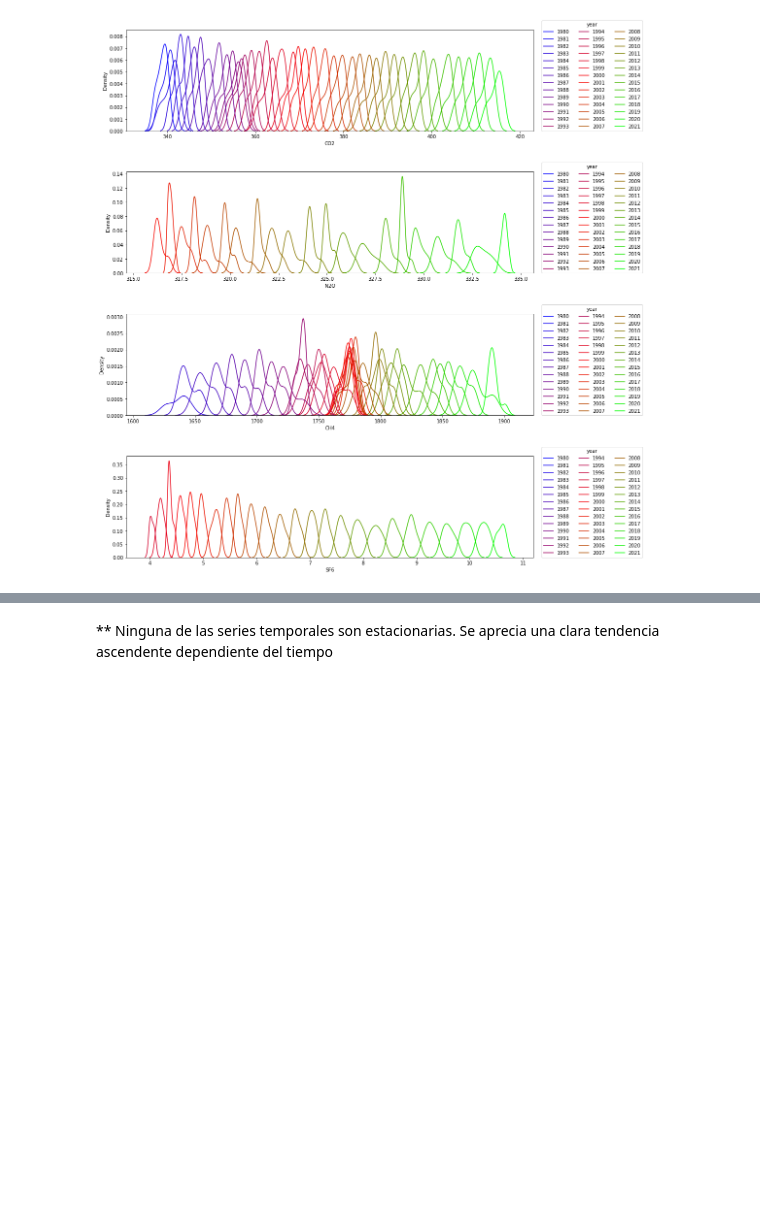
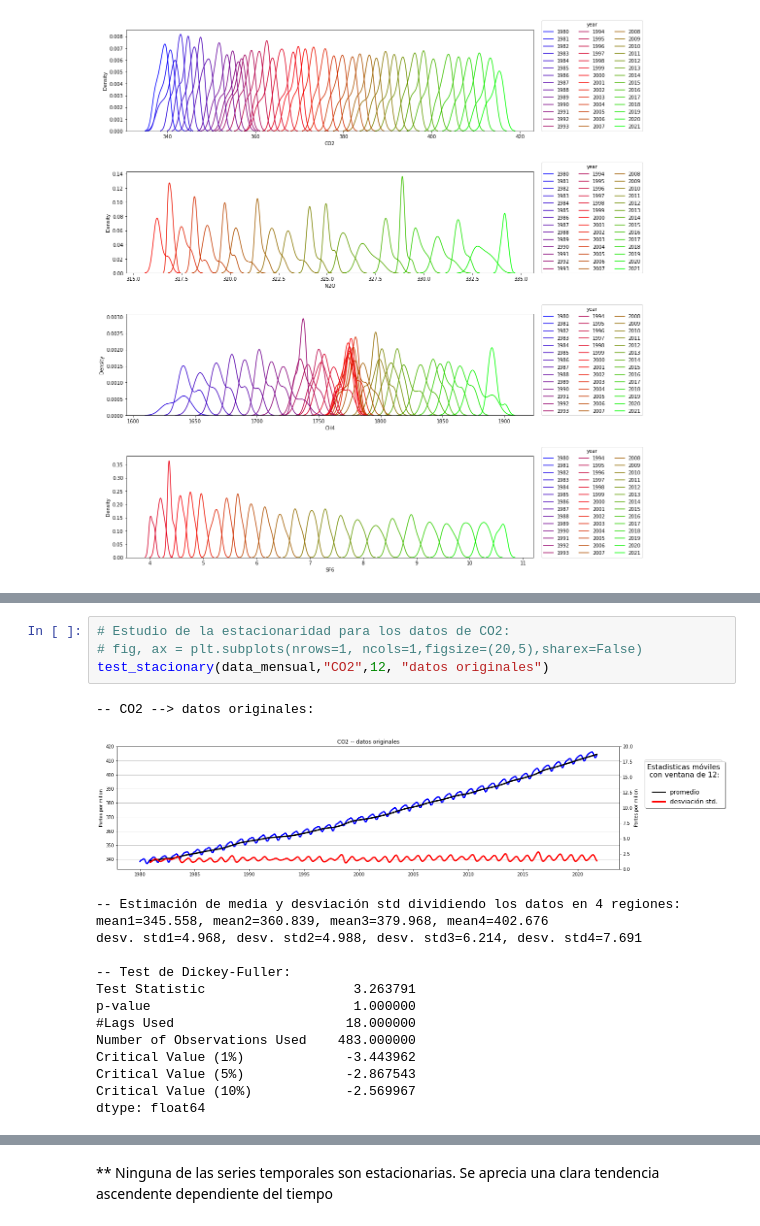
Before and after one commit to GammaLyra/Medio_ambiente, a Jupyter notebook: Greenhouse_Gases.ipynb, the cells around one changed output, grey strips where cells are left out. Drawn from its saved outputs; the diff is of its cells as text; blank space fills up the shorter version.

```diff
--- a/Greenhouse_Gases.ipynb
+++ b/Greenhouse_Gases.ipynb
@@ -243,0 +224,20 @@ Critical Values: {'1%': -3.454355055831705, '5%': -2.8721080938842976, '10%': -2
+# %%
+# Estudio de la estacionaridad para los datos de CO2:
+# fig, ax = plt.subplots(nrows=1, ncols=1,figsize=(20,5),sharex=False)
+test_stacionary(data_mensual,"CO2",12, "datos originales")
+# %% [output]
+-- CO2 --> datos originales:
+[figure, added]
+-- Estimación de media y desviación std dividiendo los datos en 4 regiones:
+mean1=345.558, mean2=360.839, mean3=379.968, mean4=402.676
+desv. std1=4.968, desv. std2=4.988, desv. std3=6.214, desv. std4=7.691
+
+-- Test de Dickey-Fuller:
+Test Statistic                   3.263791
+p-value                          1.000000
+#Lags Used                      18.000000
+Number of Observations Used    483.000000
+Critical Value (1%)             -3.443962
+Critical Value (5%)             -2.867543
+Critical Value (10%)            -2.569967
+dtype: float64
```
Also changed, not shown: parts of 25 cells of this notebook, 2 other files.
